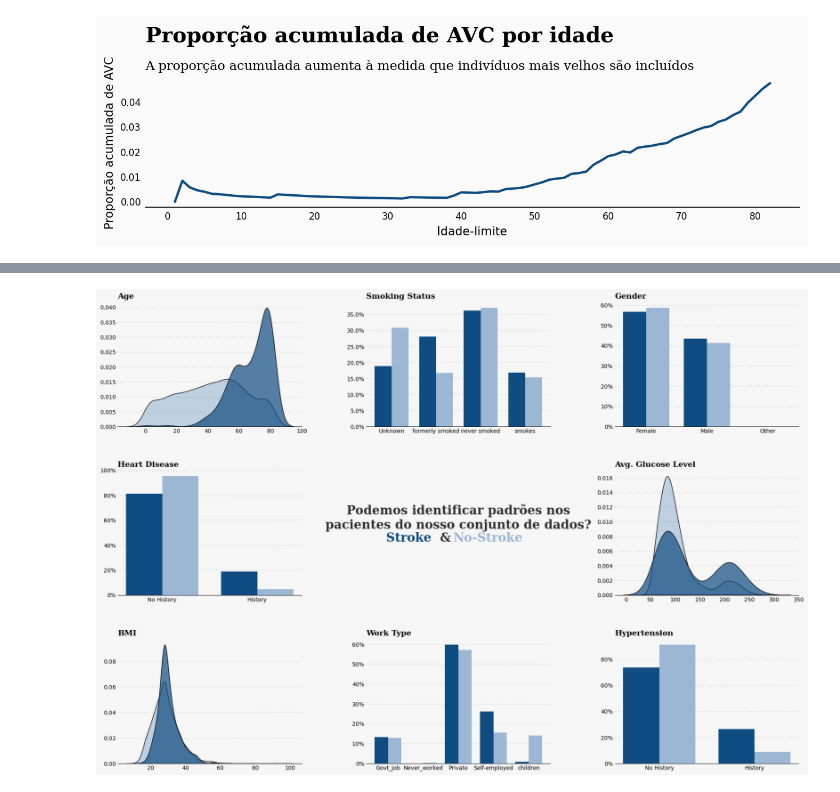
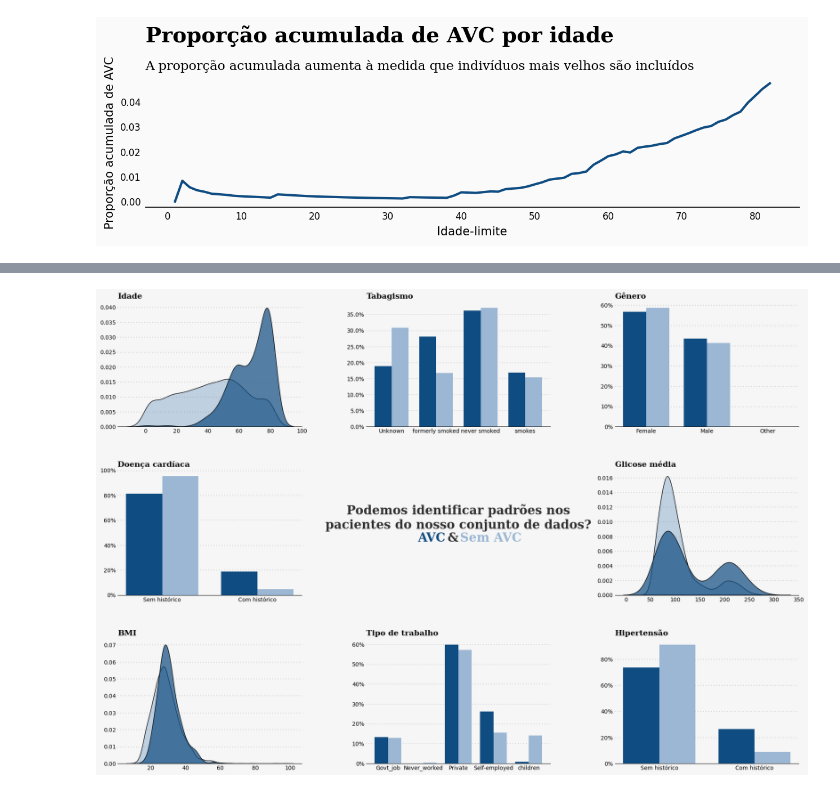
Before and after one commit to Pandolfiz/Stroke-Prediction, a Jupyter notebook: Analise.ipynb, the cells around one changed output, grey strips where cells are left out. Drawn from its saved outputs; the diff is of its cells as text; code cells hidden in the pictures.

```diff
--- a/Analise.ipynb
+++ b/Analise.ipynb
@@ -256,7 +352,5 @@ Name: bmi, dtype: float64
 # %%
 df["bmi_missing"] = df["bmi"].isnull().astype(int)
-# %%
-df["bmi"] = df["bmi"].fillna(df["bmi"].median())
 # %%
 pd.crosstab(
     df["bmi_missing"],
@@ -607,7 +729,7 @@ def plot_kde(ax, column, title):
         fill=True,
         alpha=0.6,
         edgecolor="black",
-        label="No Stroke"
+        label="Sem AVC"
     )
 
     sns.kdeplot(
@@ -618,7 +740,7 @@ def plot_kde(ax, column, title):
         fill=True,
         alpha=0.7,
         edgecolor="black",
-        label="Stroke"
+        label="AVC"
     )
 
     ax.set_title(title, fontsize=14, fontweight="bold", fontfamily="serif", loc="left")
@@ -659,7 +781,7 @@ def plot_category_bar(ax, column, title, labels=None, horizontal=False):
         width=width,
         color=stroke_color,
         zorder=3,
-        label="Stroke"
+        label="AVC"
     )
 
     ax.bar(
@@ -668,7 +790,7 @@ def plot_category_bar(ax, column, title, labels=None, horizontal=False):
         width=width,
         color=no_stroke_color,
         zorder=3,
-        label="No Stroke"
+        label="Sem AVC"
     )
 
     ax.set_xticks(x)
@@ -679,21 +801,21 @@ def plot_category_bar(ax, column, title, labels=None, horizontal=False):
     clean_axis(ax)
 
 
-# 1. Age
-plot_kde(ax0, "age", "Age")
+# 1. Idade
+plot_kde(ax0, "age", "Idade")
 
-# 2. Smoking Status
-plot_category_bar(ax1, "smoking_status", "Smoking Status")
+# 2. Tabagismo
+plot_category_bar(ax1, "smoking_status", "Tabagismo")
 
-# 3. Gender
-plot_category_bar(ax2, "gender", "Gender")
+# 3. Gênero
+plot_category_bar(ax2, "gender", "Gênero")
 
-# 4. Heart Disease
+# 4. Doença cardíaca
 plot_category_bar(
     ax3,
     "heart_disease",
-    "Heart Disease",
-    labels=["No History", "History"]
+    "Doença cardíaca",
+    labels=["Sem histórico", "Com histórico"]
 )
 
 # 5. Texto central
@@ -713,10 +835,10 @@ ax4.text(
 )
 
 ax4.text(
-    0.23,
     0.43,
-    "Stroke",
-    ha="center",
+    0.43,
+    "AVC",
+    ha="right",
     fontsize=22,
     fontweight="bold",
     fontfamily="serif",
@@ -724,44 +846,44 @@ ax4.text(
 )
 
 ax4.text(
-    0.43,
+    0.47,
     0.43,
     "&",
     ha="center",
     fontsize=22,
     fontweight="bold",
     fontfamily="serif",
     color="#323232"
 )
 
 ax4.text(
-    0.66,
+    0.51,
     0.43,
-    "No-Stroke",
-    ha="center",
+    "Sem AVC",
+    ha="left",
     fontsize=22,
     fontweight="bold",
     fontfamily="serif",
     color=no_stroke_color
 )
 
-# 6. Glucose
-plot_kde(ax5, "avg_glucose_level", "Avg. Glucose Level")
+# 6. Glicose
+plot_kde(ax5, "avg_glucose_level", "Glicose média")
 
 # 7. BMI
 plot_kde(ax6, "bmi", "BMI")
 
-# 8. Work Type
-plot_category_bar(ax7, "work_type", "Work Type")
+# 8. Tipo de trabalho
+plot_category_bar(ax7, "work_type", "Tipo de trabalho")
 
-# 9. Hypertension
+# 9. Hipertensão
 plot_category_bar(
     ax8,
     "hypertension",
-    "Hypertension",
-    labels=["No History", "History"]
+    "Hipertensão",
+    labels=["Sem histórico", "Com histórico"]
 )
 
 plt.show()
 # %% [output]
-[figure, old version]
+[figure, new version]
```
Also changed, not shown: parts of 99 cells of this notebook, 2 other files.
